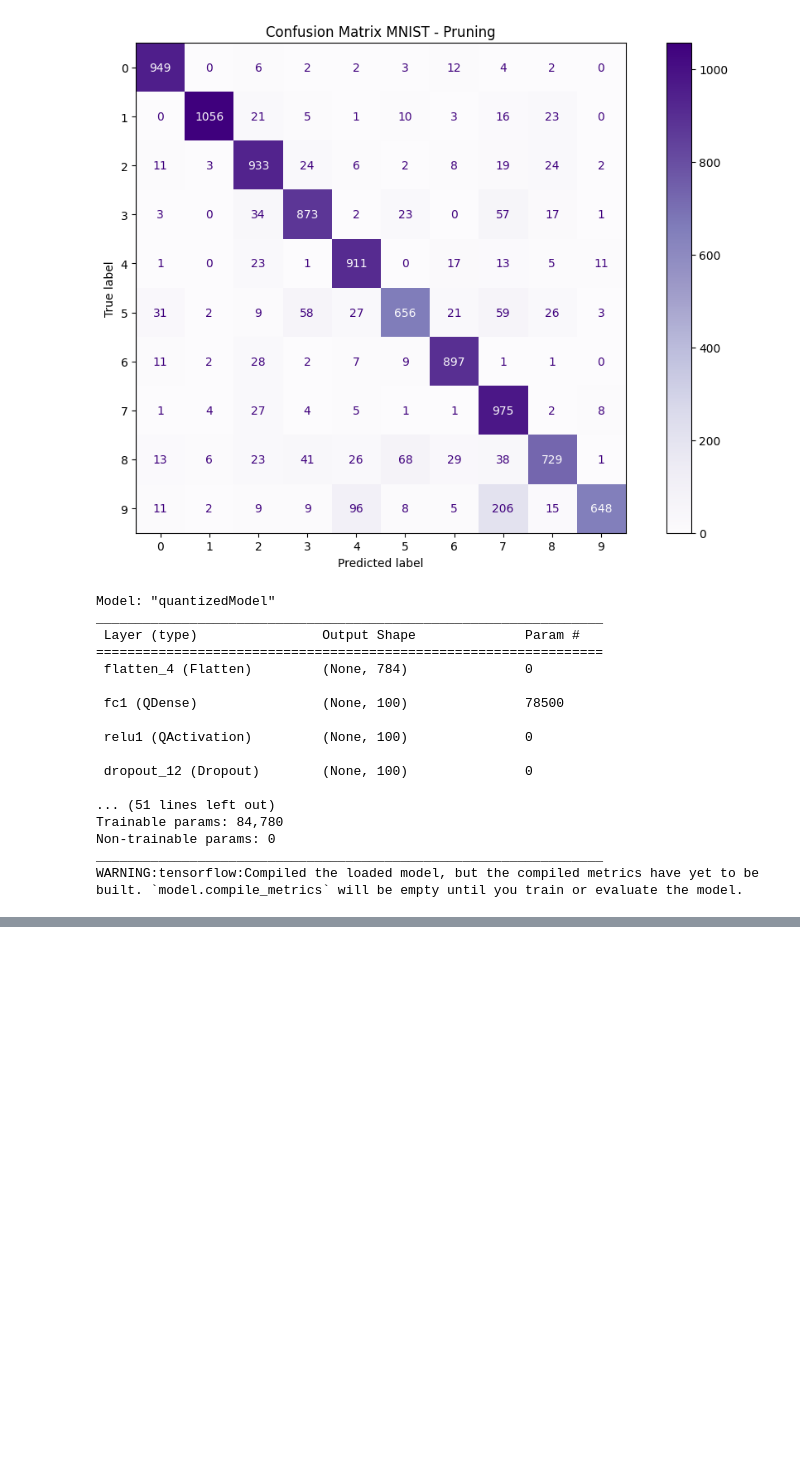
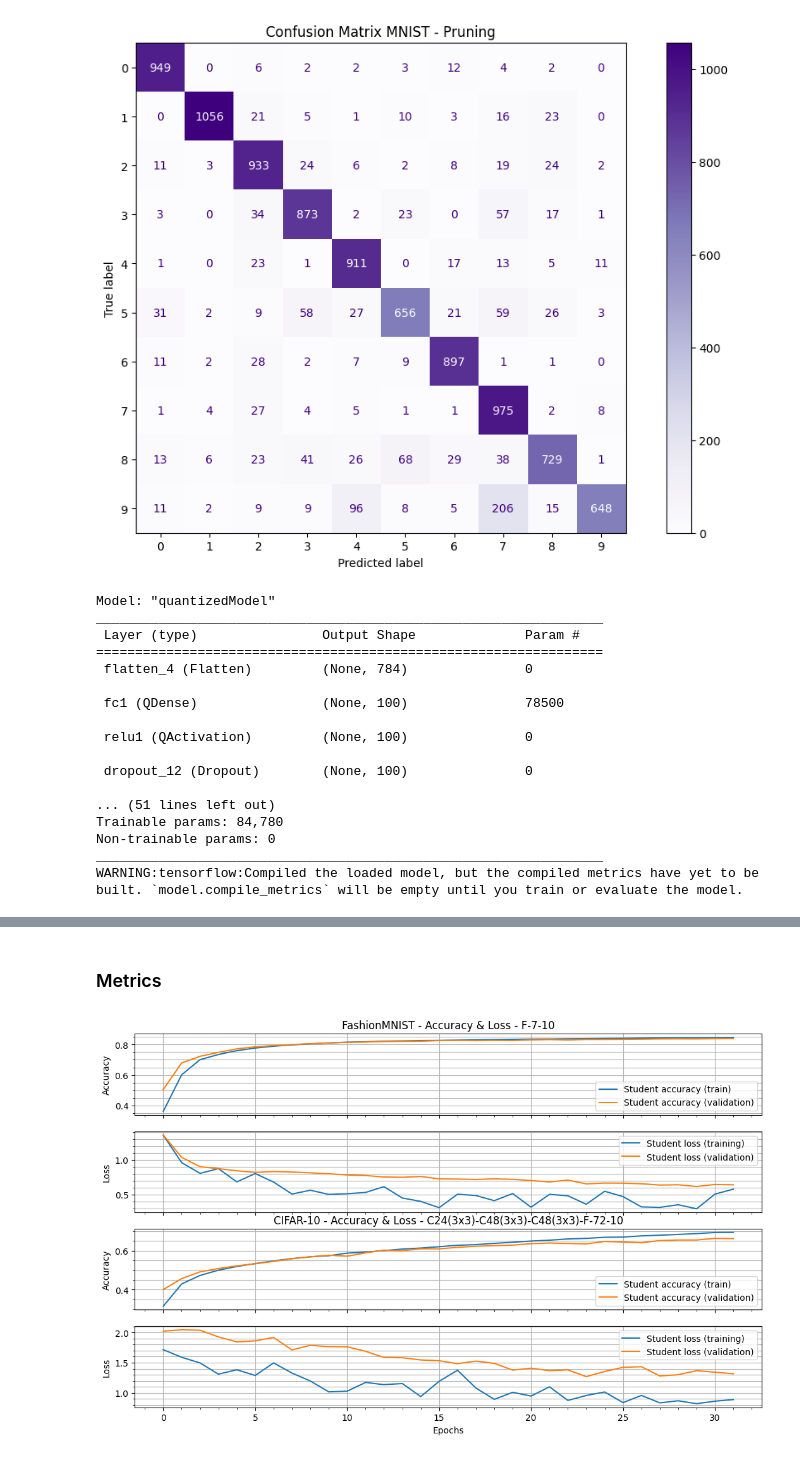
Before and after one commit to leomendu/ML_FPGA_UNMdP, a Jupyter notebook: labs/02-Compression.ipynb, the cells around one changed output, grey strips where cells are left out. Drawn from its saved outputs; the diff is of its cells as text; code cells hidden in the pictures; blank space fills up the shorter version.

```diff
--- a/labs/02-Compression.ipynb
+++ b/labs/02-Compression.ipynb
@@ -580,0 +922,18 @@ Al volver a generar QAT y QAP con menor cantidad de bits... (6b y 3b), ambos pes
+# %%
+iter += 1
+## train students ---------
+# training FashionMNIST distilled
+# historyDistilledFashionMNIST = distilledFashionMNIST.fit(
+#     x_train_norm_FashionMNIST,
+#     y_train_FashionMNIST,
+#     validation_split=hparams_FashionMNIST["val_split"],
+#     batch_size = 64,
+#     epochs= 32)
+
+# training CIFAR10 distilled
+historyDistilledCIFAR10 = distilledCIFAR10.fit(
+    x_train_norm_CIFAR10,
+    y_train_CIFAR10,
+    validation_split=hparams_CIFAR10["val_split"],
+    batch_size = 64,
+    epochs= 32)
@@ -580,0 +958,57 @@ Al volver a generar QAT y QAP con menor cantidad de bits... (6b y 3b), ambos pes
+# %% [markdown]
+### Metrics
+# %%
+# Plot accuracy and loss over epochs
+ax1 = plt.subplot(411)
+ax1.plot(historyDistilledFashionMNIST.history['sparse_categorical_accuracy'], label='Student accuracy (train)')
+ax1.plot(historyDistilledFashionMNIST.history['val_sparse_categorical_accuracy'], label='Student accuracy (validation)')
+ax1.minorticks_on()
+ax1.tick_params('x', labelbottom=False)
+ax1.grid(visible=True, which='both', axis='y')
+ax1.grid(visible=True, which='Major', axis='x')
+ax1.set_ylabel('Accuracy')
+ax1.set_title('FashionMNIST - Accuracy & Loss - F-7-10')
+ax1.legend()
+
+ax2 = plt.subplot(412)
+ax2.plot(historyDistilledFashionMNIST.history['student_loss'], label='Student loss (training)')
+ax2.plot(historyDistilledFashionMNIST.history['val_student_loss'], label='Student loss (validation)')
+ax2.minorticks_on()
+ax2.tick_params('x', labelbottom=False)
+ax2.grid(visible=True, which='both', axis='y')
+ax2.grid(visible=True, which='Major', axis='x')
+ax2.set_ylabel('Loss')
+ax2.legend()
+
+ax3 = plt.subplot(413)
+ax3.plot(historyDistilledCIFAR10.history['sparse_categorical_accuracy'], label='Student accuracy (train)')
+ax3.plot(historyDistilledCIFAR10.history['val_sparse_categorical_accuracy'], label='Student accuracy (validation)')
+ax3.minorticks_on()
+ax3.tick_params('x', labelbottom=False)
+ax3.grid(visible=True, which='both', axis='y')
+ax3.grid(visible=True, which='Major', axis='x')
+ax3.set_ylabel('Accuracy')
+ax3.set_title('CIFAR-10 - Accuracy & Loss - C24(3x3)-C48(3x3)-C48(3x3)-F-72-10')
+ax3.legend()
+
+ax4 = plt.subplot(414)
+ax4.plot(historyDistilledCIFAR10.history['student_loss'], label='Student loss (training)')
+ax4.plot(historyDistilledCIFAR10.history['val_student_loss'], label='Student loss (validation)')
+ax4.minorticks_on()
+ax4.grid(visible=True, which='both', axis='y')
+ax4.grid(visible=True, which='Major', axis='x')
+ax4.set_xlabel('Epochs')
+ax4.set_ylabel('Loss')
+ax4.legend()
+
+fig = plt.gcf()
+fig.set_size_inches(1280/fig.dpi, 768/fig.dpi)
+
+fname = "../img/Compression_KD_acc_n_loss"
+fname += f"__i{iter}"
+fname += "__st_same_layers"
+plt.savefig(fname + ".png", bbox_inches='tight')
+
+plt.show()
+# %% [output]
+[figure, added]
```
Also changed, not shown: parts of 46 cells of this notebook, 31 other files.
